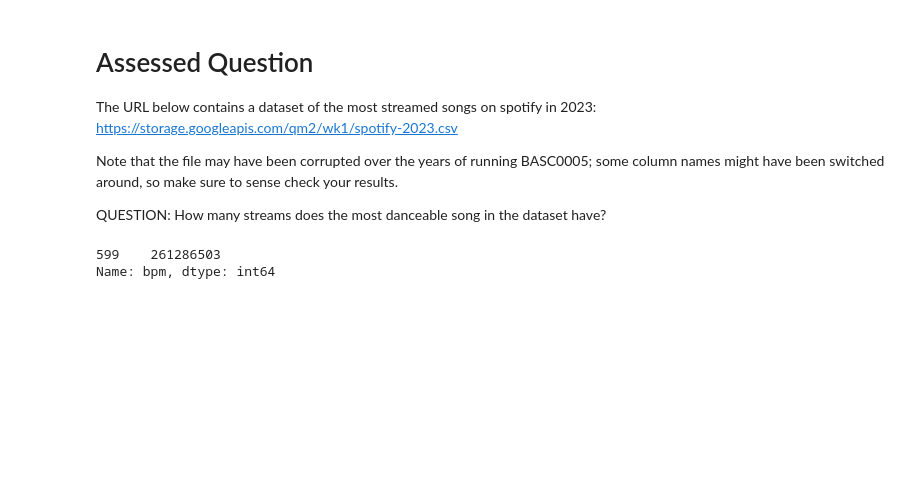
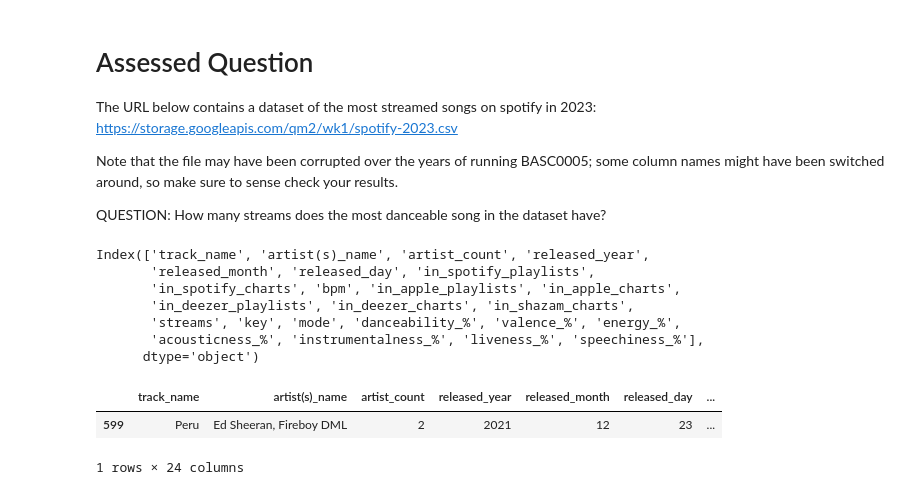
Before and after one commit to xwu23-max/QM2, a Jupyter notebook: notebooks/W01. Python Recap.ipynb, the cells around one changed output. Cells and saved outputs as stored; diff of their text form; code cells hidden in the pictures; blank space fills up the shorter version.

```diff
--- a/notebooks/W01. Python Recap.ipynb
+++ b/notebooks/W01. Python Recap.ipynb
@@ -254,16 +258,18 @@ Note that the file may have been corrupted over the years of running BASC0005; s
 QUESTION: How many streams does the most danceable song in the dataset have?
 # %%
 # use this code cell to answer the question
-import pandas as pd
-
 df = pd.read_csv("https://storage.googleapis.com/qm2/wk1/spotify-2023.csv")
-df.head()
-df_sorted = df.sort_values("danceability_%", ascending=False)
-df_sorted.head()
-
-
-top_song = df_sorted.head(1)
-print(top_song["bpm"])
+print(df.columns)
+df_sorted = df.sort_values('danceability_%', ascending=False)
+df_sorted.head(1)
 # %% [output]
-599    261286503
-Name: bpm, dtype: int64
+Index(['track_name', 'artist(s)_name', 'artist_count', 'released_year',
+       'released_month', 'released_day', 'in_spotify_playlists',
+       'in_spotify_charts', 'bpm', 'in_apple_playlists', 'in_apple_charts',
+       'in_deezer_playlists', 'in_deezer_charts', 'in_shazam_charts',
+       'streams', 'key', 'mode', 'danceability_%', 'valence_%', 'energy_%',
+       'acousticness_%', 'instrumentalness_%', 'liveness_%', 'speechiness_%'],
+      dtype='object')
+|  | track_name | artist(s)_name | artist_count | released_year | released_month | released_day | ... |
+| 599 | Peru | Ed Sheeran, Fireboy DML | 2 | 2021 | 12 | 23 | ... |
+1 rows × 24 columns
```
Also changed, not shown: parts of 4 cells of this notebook.
